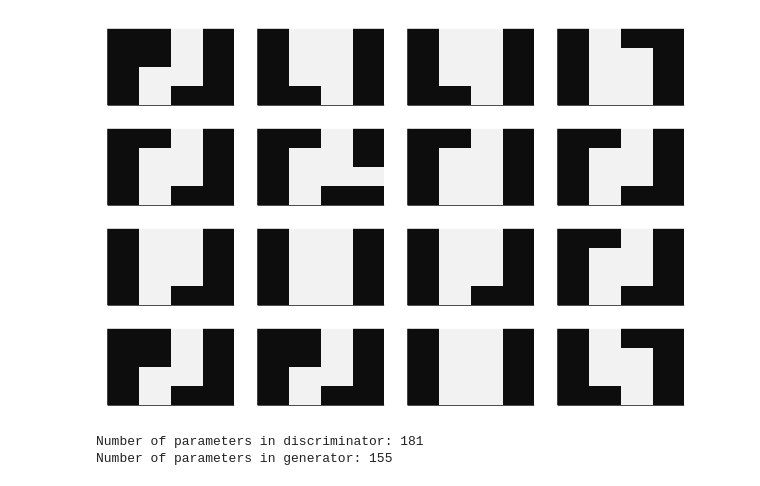
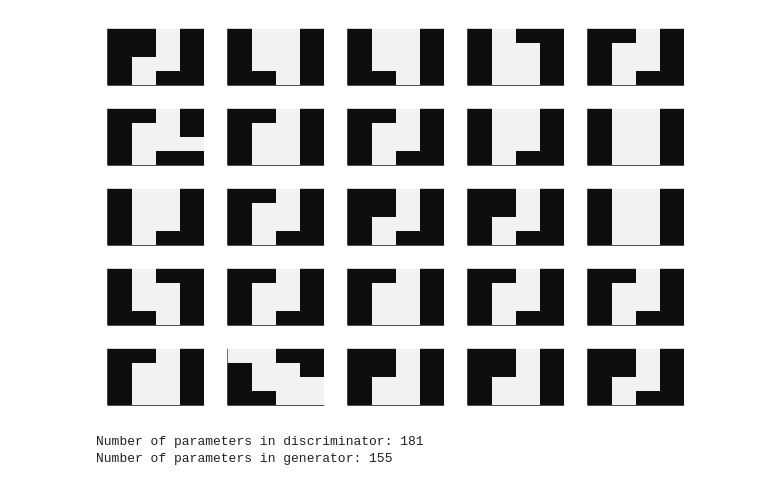
Before and after one commit to p-luo/MatchgateGAN, a Jupyter notebook: prototypes/parametershift.ipynb, the cells around one changed output. Cells and saved outputs as stored; diff of their text form; code cells hidden in the pictures.

```diff
--- a/prototypes/parametershift.ipynb
+++ b/prototypes/parametershift.ipynb
@@ -15,7 +15,7 @@ using Statistics
 using Distributions
 using Random
 
-train = 16 # Size of training dataset
+train = 25 # Size of training dataset
 
 digit = 1 # Digit to be learned
 image_size = 28 # Size of image
@@ -29,34 +29,34 @@ function compress(img, original, compress, max = true) #If max is false, then it
         for j in 0:compress-1
             empty!(a)
             for p in 1:ratio
                 for q in 1:ratio
                     push!(a, img[(ratio*i) + p, (ratio*j) + q])
                 end
             end
             compressed[i+1, j+1] = max ? maximum(a) : mean(a)
         end
     end
     return compressed
 end
 
 train_set = MNIST(:train)
 train_labels = MNIST(split=:train).targets
 
 data_train = []
 c = 1
 trainstats = []
 for _ in 1:train
     while train_labels[c] != digit
         c += 1
     end
     push!(data_train, compress(rotl90(train_set[c][1]), image_size, compress_size) .> 0.5)
     push!(trainstats, sum(compress(train_set[c][1], image_size, compress_size) .> 0.5))
     c += 1
 end
 
 plot([heatmap(x, color=:grays, colorbar = false, ticks = false) for x in data_train]...) #Is there any way to make this look nicer? use pythoncall and matplotlib i guess
 # %% [output]
-[figure, old version]
+[figure, new version]
 # %%
 using Yao
 using Flux
```
Also changed, not shown: parts of 8 cells of this notebook, 9 other files.
